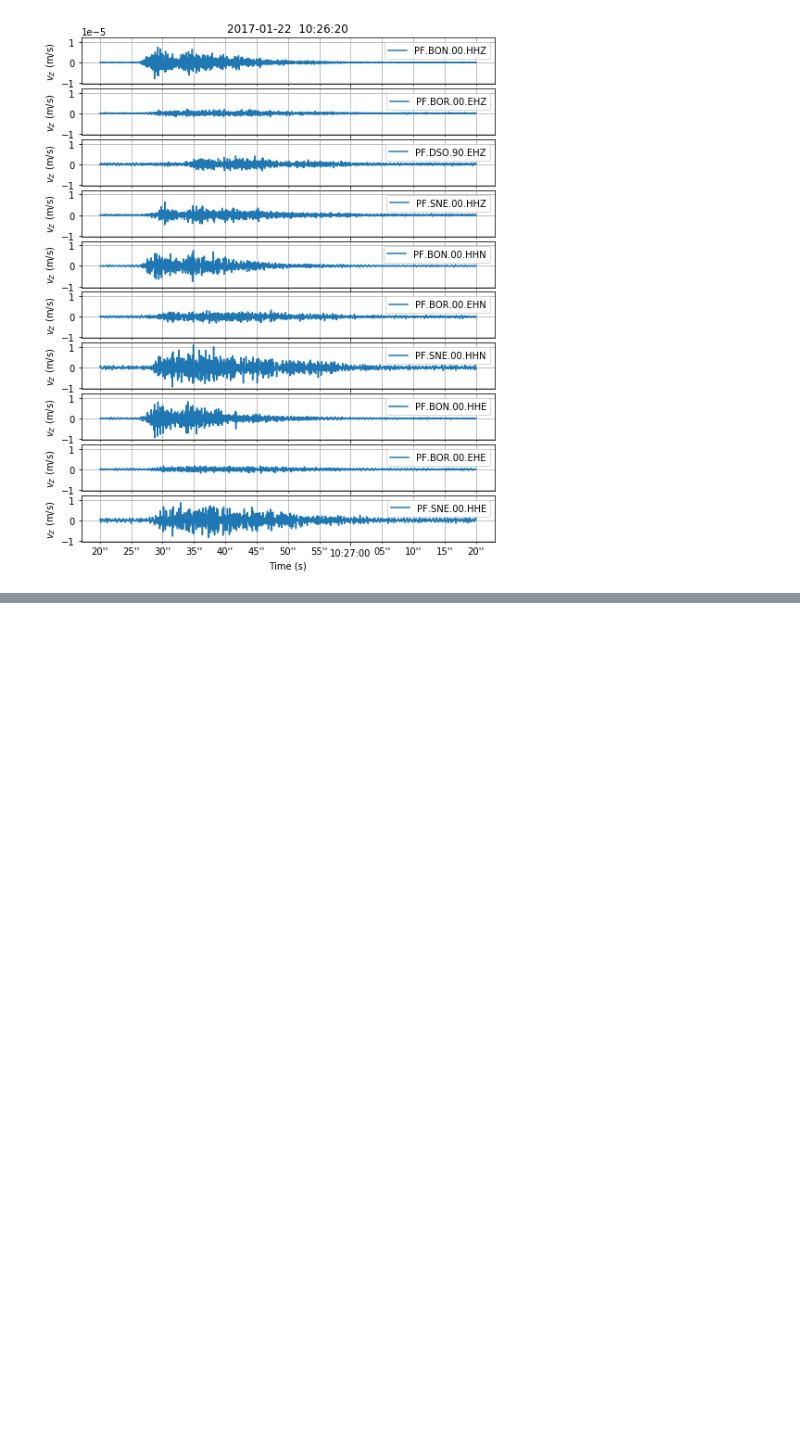
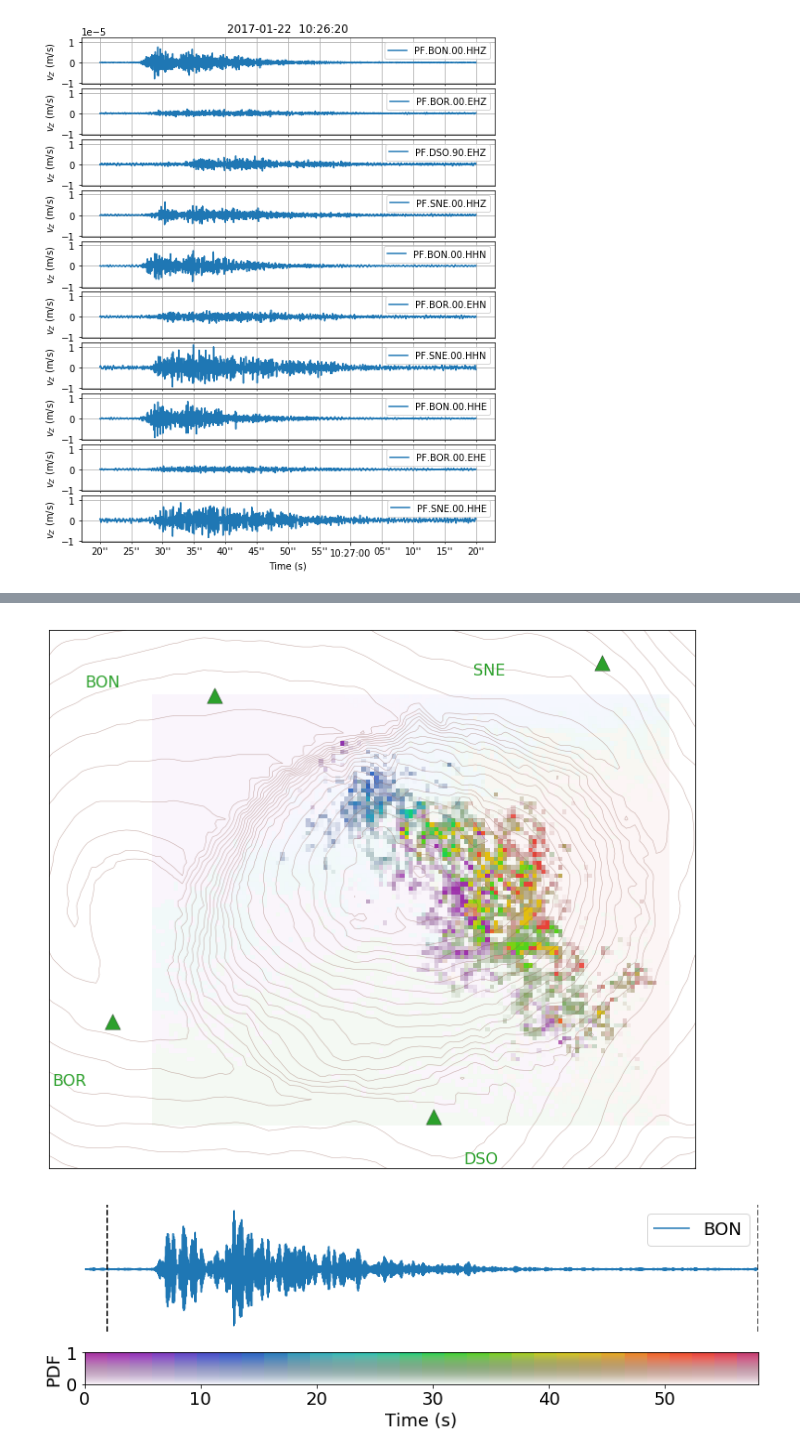
Before and after one commit to Jubeku/RF_localization, a Jupyter notebook: localize.ipynb, the cells around one changed output, grey strips where cells are left out. Drawn from its saved outputs; the diff is of its cells as text; code cells hidden in the pictures; blank space fills up the shorter version.

```diff
--- a/localize.ipynb
+++ b/localize.ipynb
@@ -91,0 +94,44 @@ plot_traces(st,freqID+eventDate)
+# %%
+probs = np.zeros((ydim,xdim))
+times = np.zeros((ydim,xdim))
+
+for iTW, windowed_st in enumerate( st.slide(window_length=lwin,
+                                            step=swin,
+                                            offset=offset,
+                                            include_partial_windows=True )):
+    #if iTW > setTW[-1]:
+    #    break
+    if (windowed_st[0].stats.starttime+lwin/2) > t1_UTC:
+        break
+
+    t_curr = (windowed_st[0].stats.starttime+lwin/2).matplotlib_date
+    t_currUTC = (windowed_st[0].stats.starttime+lwin/2).strftime("%H:%M:%S")
+    if iTW == 0:#twtotal[0]:
+        tstart = t_curr
+    #if iTW == twtotal[1]:
+    #    tend = t_curr
+
+    probs_tw = calc_prob(windowed_st, channels, ydim, xdim, freqID)
+
+    #if iTW >= twtotal[0] and iTW <= twtotal[1]:
+    if iTW == 0: #twtotal[0]:
+        t_rel = 0.
+        times[:,:] = t_rel
+        probs = 1./(probs_tw/len(channels))
+    else:
+        t_rel += swin
+        for ii in range(ydim):
+            for jj in range(xdim):
+                probs_curr = 1./(probs_tw[ii,jj]/len(channels))
+                if probs[ii,jj] < probs_curr:
+                    times[ii,jj] = t_rel
+                    probs[ii,jj] = probs_curr
+tend = t_curr
+# %%
+loc_prob_time   = np.array([np.flipud(times), np.flipud(probs)/10.])
+
+plot_LOCA(loc_prob_time, t_rel, tstart, tend, swin)
+plot_Tr_Cb(st.select(station='BON',channel='*Z')[0], tstart, tend, t_rel, swin)
+# %% [output]
+[figure, added]
+[figure, added]
```
Also changed, not shown: parts of 5 cells of this notebook, 21 other files.
